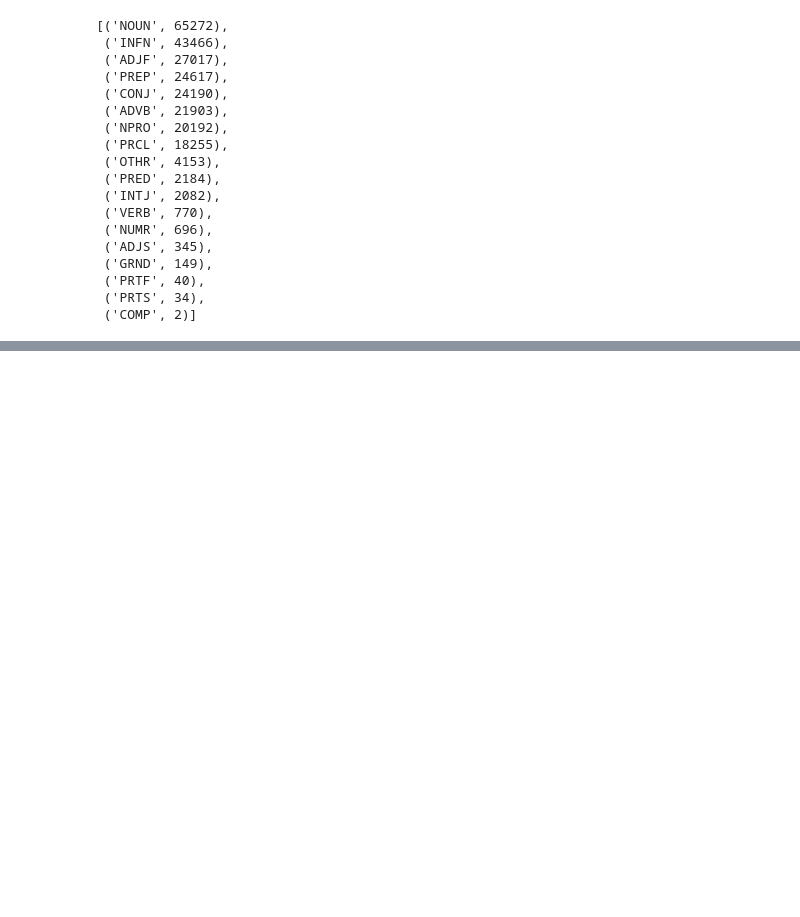
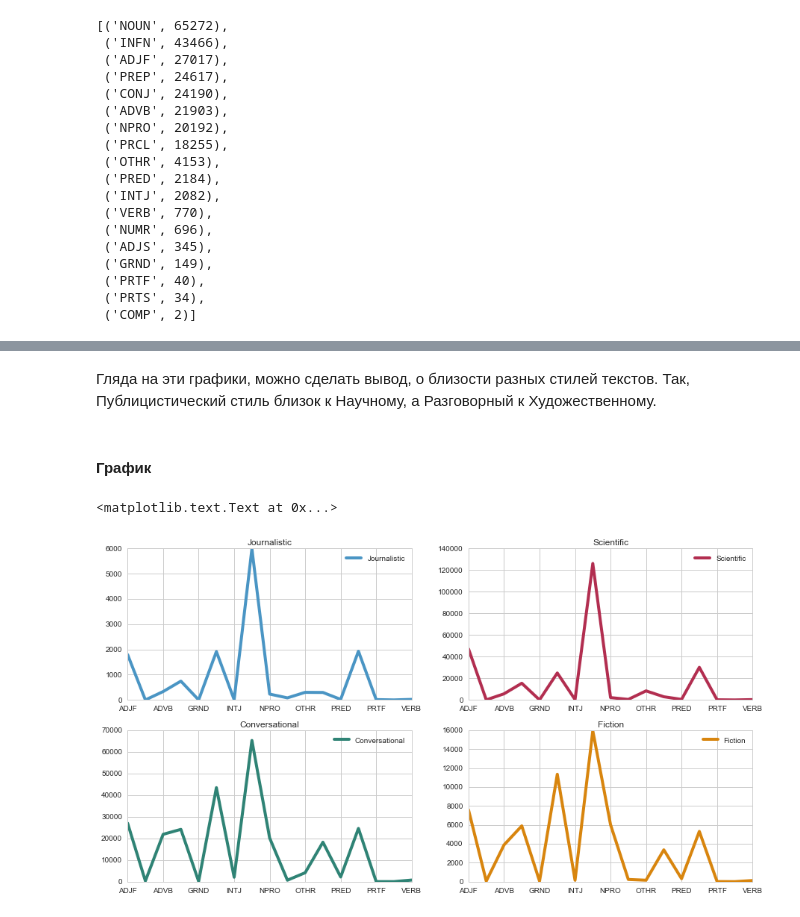
Before and after one commit to dbulgakov/HSE_DataMiningHW, a Jupyter notebook: Practical ML/Homeworks/Solutions/HW1/HW1.ipynb, the cells around one changed output, grey strips where cells are left out. Cells and saved outputs as stored; diff of their text form; code cells hidden in the pictures; blank space fills up the shorter version.

```diff
--- a/Practical ML/Homeworks/Solutions/HW1/HW1.ipynb
+++ b/Practical ML/Homeworks/Solutions/HW1/HW1.ipynb
@@ -475,0 +595,17 @@ sorted(c_dict.items(), key = itemgetter(1), reverse = True)
+# %% [markdown]
+Гляда на эти графики, можно сделать вывод, о близости разных стилей текстов. Так, Публицистический стиль близок к Научному, а Разговорный к Художественному.
+# %% [markdown]
+####  График
+# %%
+fig, axes = plt.subplots(nrows=2, ncols=2, figsize=(15, 8))
+
+j_df.plot(ax=axes[0,0], color='#4A95C4', linewidth= 4); axes[0,0].set_title('Journalistic')
+
+s_df.plot(ax=axes[0,1], color='#B22E50', linewidth= 4); axes[0,1].set_title('Scientific')
+
+c_df.plot(ax=axes[1,0], color='#2F8375', linewidth= 4); axes[1,0].set_title('Conversational')
+
+f_df.plot(ax=axes[1,1], color='#D8850E', linewidth= 4); axes[1,1].set_title('Fiction')
+# %% [output]
+<matplotlib.text.Text at 0x...>
+[figure, added]
```
Also changed, not shown: parts of 27 cells of this notebook.
